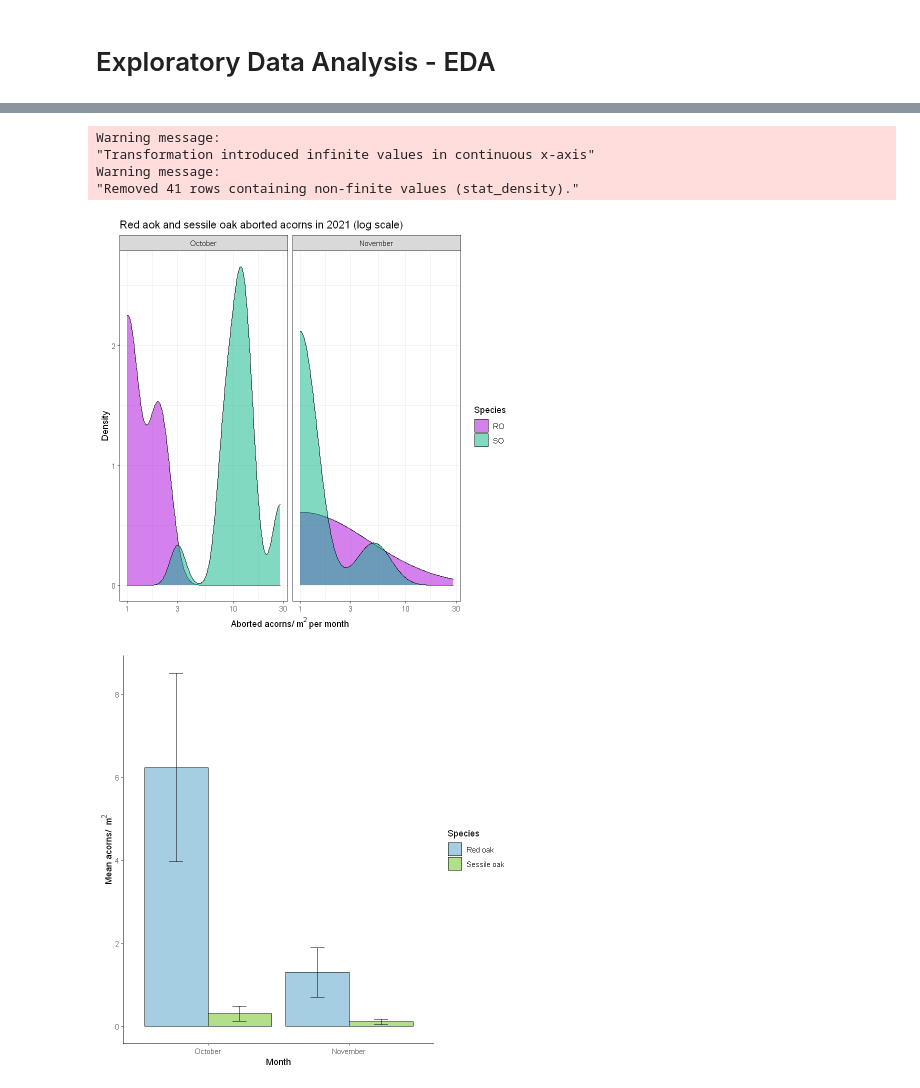
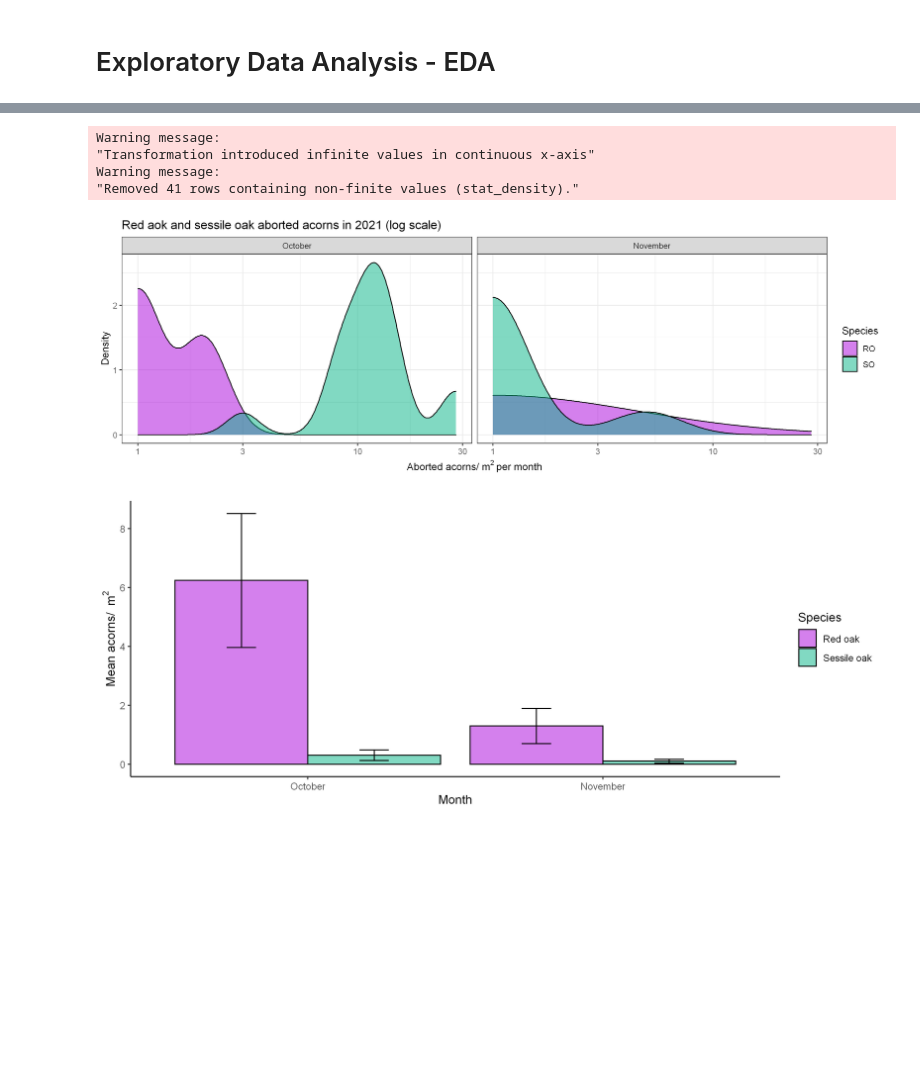
Before and after one commit to ruetha/acorn_experiments, a Jupyter notebook: Acorn counting experiment.ipynb, the cells around one changed output, grey strips where cells are left out. Drawn from its saved outputs; the diff is of its cells as text; code cells hidden in the pictures; blank space fills up the shorter version.

```diff
--- a/Acorn counting experiment.ipynb
+++ b/Acorn counting experiment.ipynb
@@ -118,38 +122,40 @@ Warning message:
 # %%
 # density chart ABORTED acorn distribution among species
 acornDC <- ggplot (subset(seedrain_dataset, !is.na(acorns), !is.na(species)),
                    aes(x=aborted_tot, fill = species)) +
   geom_density(alpha = 0.5, size=.5) +
   labs(x=expression(paste("Aborted acorns/ ", "m"^"2 ", "per month")),
        y="Density", fill="Species") +
   scale_x_log10() +
   facet_grid(~factor(month, level = c("October", "November"))) +
   ggtitle("Red aok and sessile oak aborted acorns in 2021 (log scale)") +
   scale_fill_manual(values = c('#A901DB','#04B486')) +
   theme_bw()
-acornDC
+
+print(acornDC)
 # %% [output]
 Warning message:
 "Transformation introduced infinite values in continuous x-axis"
 Warning message:
 "Removed 41 rows containing non-finite values (stat_density)."
-[figure, old version]
+[figure, new version]
 # %%
 # bar graph mean acorn/m2 variation along season
 acorns_b <- ggplot(acorns_stats, aes(x=factor (month, level=c("October", "November")),
                                      y=mean_acorns, fill=species, na.rm=TRUE)) +
-  geom_bar(stat = "identity", color = "black", size = 0.5,
+  geom_bar(stat = "identity", color = "black", size = 0.5, alpha=0.5,
            position = position_dodge()) +
   geom_errorbar(aes(ymin=mean_acorns - SE_acorns, ymax=mean_acorns + SE_acorns),
                 width=.2, size=0.5, position = position_dodge(.9)) +
   labs(x="Month", y=expression(paste("Mean acorns/ ", " m"^"2")), fill="Species") +
   theme_classic() +
-  scale_fill_manual(values=c('#a6cee3','#b2df8a'),
+  scale_fill_manual(values=c('#A901DB','#04B486'),
                     labels = c("Red oak", "Sessile oak")) +
   theme_classic()
-acorns_b
+
+print(acorns_b)
 # %% [output]
-[figure, old version]
+[figure, new version]
 # %%
 # bar graph mean ABORTED acorn/m2 variation along season
 abacorns_b <- ggplot(ab_acorns_stats, aes(x=factor (month, level=c("October", "November")),
```
Also changed, not shown: parts of 3 cells of this notebook.
